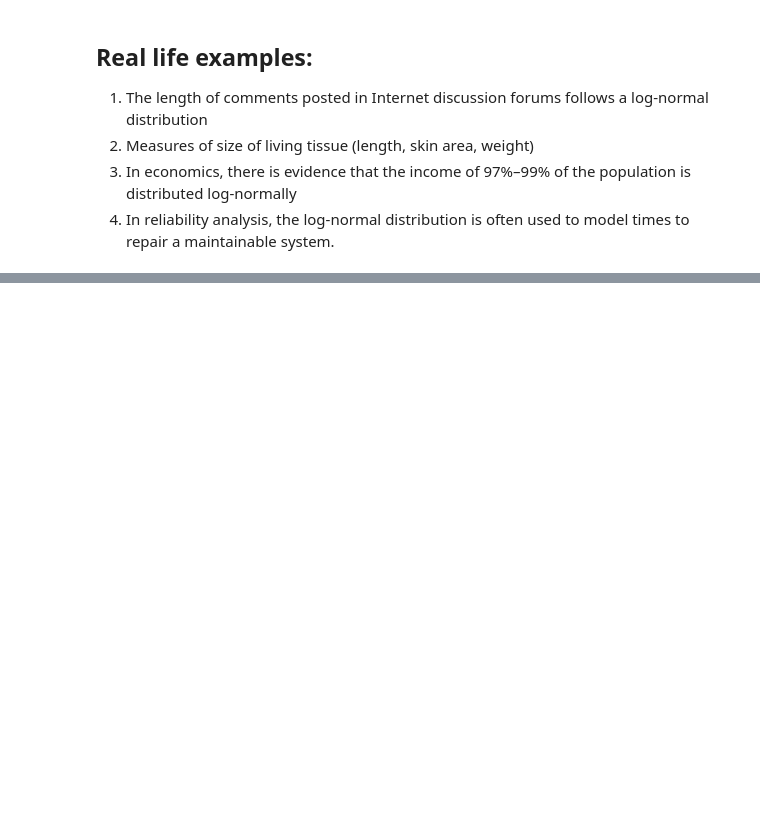
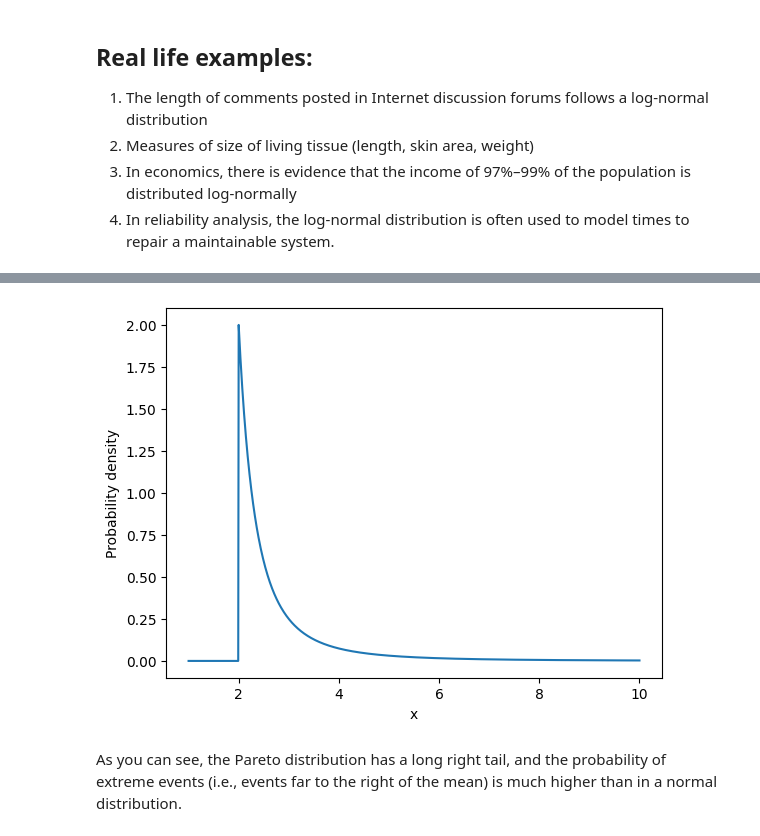
Before and after one commit to m-umairali/Statistics_Notes, a Jupyter notebook: 12_Log_normal_distribution.ipynb, the cells around one changed output, grey strips where cells are left out. Cells and saved outputs as stored; diff of their text form; code cells hidden in the pictures; blank space fills up the shorter version.

Commit message:
pareto distributions

```diff
--- a/12_Log_normal_distribution.ipynb
+++ b/12_Log_normal_distribution.ipynb
@@ -41,0 +51,21 @@ by taking the logarithm of a right-skewed dataset, we can transform it into a ro
+# %%
+import numpy as np
+import matplotlib.pyplot as plt
+from scipy.stats import pareto
+
+# Generate a Pareto distribution
+x_min = 1
+alpha = 2
+pareto_dist = pareto(alpha, loc=x_min)
+
+# Plot the probability density function
+x = np.linspace(1, 10, 1000)
+pdf = pareto_dist.pdf(x)
+plt.plot(x, pdf)
+plt.xlabel('x')
+plt.ylabel('Probability density')
+plt.show()
+# %% [output]
+[figure, added]
+# %% [markdown]
+As you can see, the Pareto distribution has a long right tail, and the probability of extreme events (i.e., events far to the right of the mean) is much higher than in a normal distribution.
```
Also changed, not shown: parts of 2 cells of this notebook.
